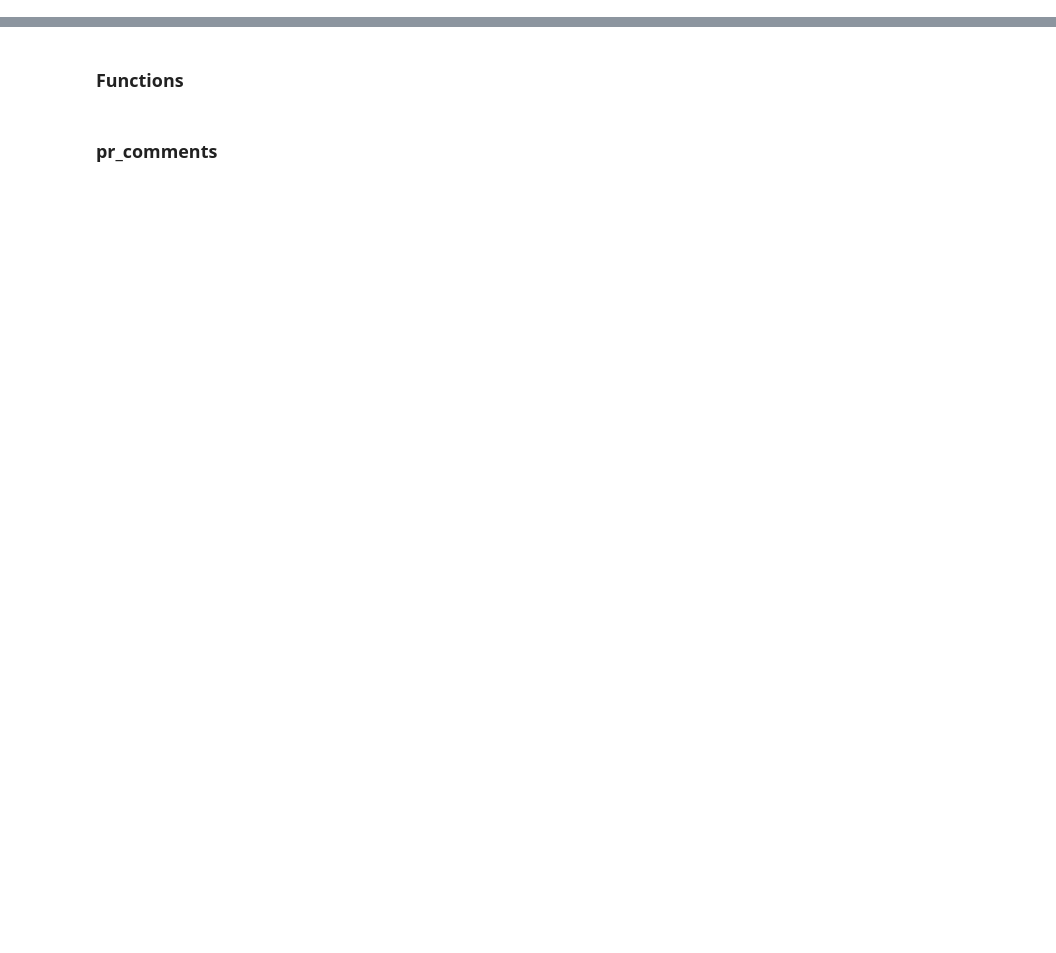
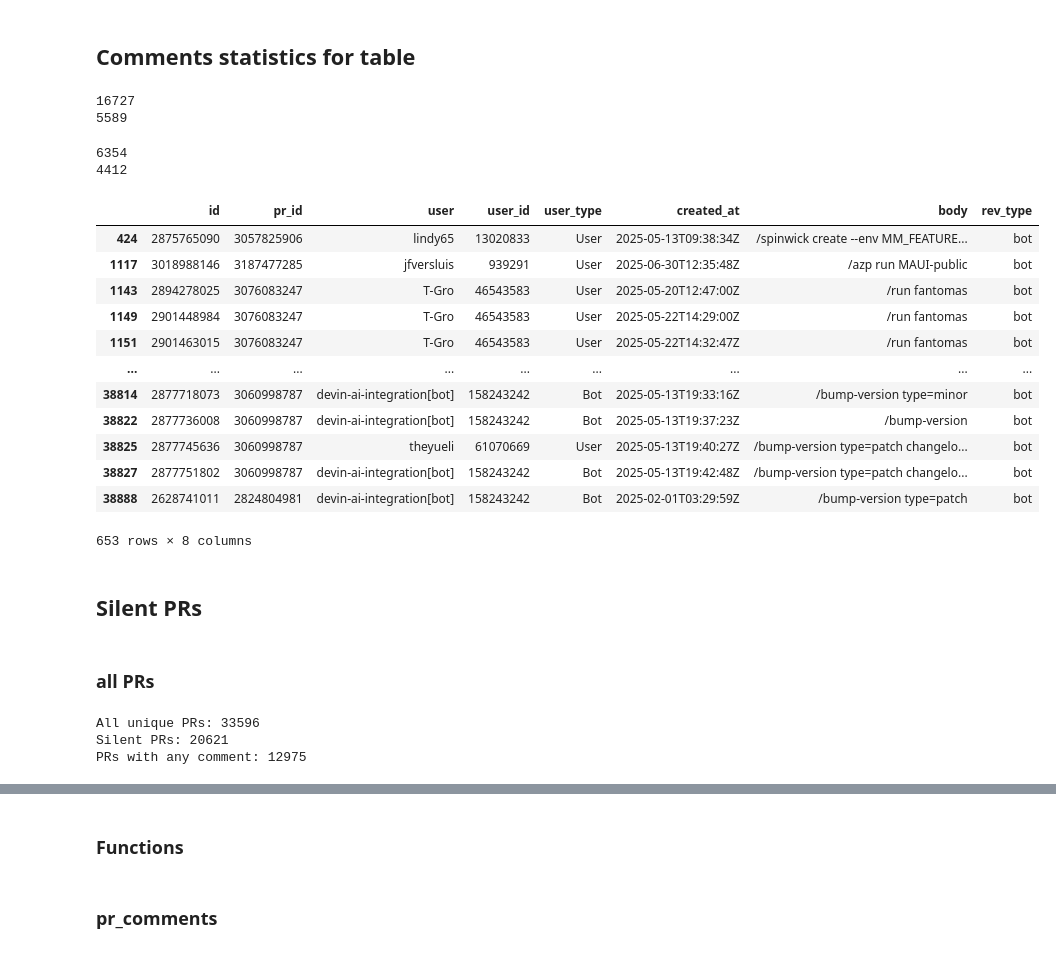
Before and after one commit to ncusi/reviewing-ai-generated-prs-ease2026-short, a Jupyter notebook: Tables.ipynb, the cells around one changed output, grey strips where cells are left out. Cells and saved outputs as stored; diff of their text form; code cells hidden in the pictures; blank space fills up the shorter version.

Commit message:
Fix repo state

```diff
--- a/Tables.ipynb
+++ b/Tables.ipynb
@@ -0,0 +318,52 @@
+# %%
+# mask for "real" users
+m_human = human_pr_comments_from_repos_with_human_df["user_type"] == "User"
+m_all = pr_comments_from_repos_with_human_df["user_type"] == "User"
+
+# mask for "artificial" users
+m_bot_human = human_pr_comments_from_repos_with_human_df["user_type"].isin(["Bot", "BotOther"])
+m_bot = pr_comments_from_repos_with_human_df["user_type"].isin(["Bot", "BotOther"])
+
+# error fix
+human_pr_comments_from_repos_with_human_df = human_pr_comments_from_repos_with_human_df.copy()
+pr_comments_from_repos_with_human_df = pr_comments_from_repos_with_human_df.copy()
+
+# apply classifier only on those rows
+human_pr_comments_from_repos_with_human_df.loc[m_human,"rev_type"] = human_pr_comments_from_repos_with_human_df.loc[m_human, "body"].apply(label_rev_type)
+human_pr_comments_from_repos_with_human_df.loc[m_bot_human,"rev_type"] = human_pr_comments_from_repos_with_human_df.loc[m_bot_human, "body"].apply(label_rev_type)
+pr_comments_from_repos_with_human_df.loc[m_all,"rev_type"] = pr_comments_from_repos_with_human_df.loc[m_all, "body"].apply(label_rev_type)
+pr_comments_from_repos_with_human_df.loc[m_bot, "rev_type"] = (pr_comments_from_repos_with_human_df.loc[m_bot, "body"].apply(label_rev_type))
+# %% [markdown]
+## Comments statistics for table
+# %%
+ai_comments_from_repos_with_human_agentic_comments_count = sum(pr_comments_from_repos_with_human_df["user_type"] != "User")
+print(ai_comments_from_repos_with_human_agentic_comments_count)
+human_comments_from_repos_with_human_agentic_comments_count = sum(human_pr_comments_from_repos_with_human_df["user_type"] != "User")
+print(human_comments_from_repos_with_human_agentic_comments_count)
+# %% [output]
+16727
+5589
+# %%
+ai_comments_from_repos_with_human_human_comments_count = sum(pr_comments_from_repos_with_human_df["user_type"] == "User")
+print(ai_comments_from_repos_with_human_human_comments_count)
+human_comments_from_repos_with_human_human_comments_count = sum(human_pr_comments_from_repos_with_human_df["user_type"] == "User")
+print(human_comments_from_repos_with_human_human_comments_count)
+# %% [output]
+6354
+4412
+# %%
+pr_comments_from_repos_with_human_df[pr_comments_from_repos_with_human_df['rev_type'] == 'bot']
+# %% [output]
+|  | id | pr_id | user | user_id | user_type | created_at | body | rev_type |
+| 424 | 2875765090 | 3057825906 | lindy65 | 13020833 | User | 2025-05-13T09:38:34Z | /spinwick create --env MM_FEATURE... | bot |
+| 1117 | 3018988146 | 3187477285 | jfversluis | 939291 | User | 2025-06-30T12:35:48Z | /azp run MAUI-public | bot |
+| 1143 | 2894278025 | 3076083247 | T-Gro | 46543583 | User | 2025-05-20T12:47:00Z | /run fantomas | bot |
+| 1149 | 2901448984 | 3076083247 | T-Gro | 46543583 | User | 2025-05-22T14:29:00Z | /run fantomas | bot |
+| 1151 | 2901463015 | 3076083247 | T-Gro | 46543583 | User | 2025-05-22T14:32:47Z | /run fantomas | bot |
+| ... | ... | ... | ... | ... | ... | ... | ... | ... |
+| 38814 | 2877718073 | 3060998787 | devin-ai-integration[bot] | 158243242 | Bot | 2025-05-13T19:33:16Z | /bump-version type=minor | bot |
+| 38822 | 2877736008 | 3060998787 | devin-ai-integration[bot] | 158243242 | Bot | 2025-05-13T19:37:23Z | /bump-version | bot |
+| 38825 | 2877745636 | 3060998787 | theyueli | 61070669 | User | 2025-05-13T19:40:27Z | /bump-version type=patch changelo... | bot |
+| 38827 | 2877751802 | 3060998787 | devin-ai-integration[bot] | 158243242 | Bot | 2025-05-13T19:42:48Z | /bump-version type=patch changelo... | bot |
+| 38888 | 2628741011 | 2824804981 | devin-ai-integration[bot] | 158243242 | Bot | 2025-02-01T03:29:59Z | /bump-version type=patch | bot |
+653 rows × 8 columns
@@ -0,0 +376,24 @@
+# %% [markdown]
+## Silent PRs
+# %% [markdown]
+### all PRs
+# %%
+# Loading all PRs from the full dataset
+all_pr_df = pd.read_parquet("Data/pull_request.parquet")
+
+# List all
+all_pr_ids = all_pr_df["id"].unique()
+
+# PRs with comments
+prs_with_comments = pr_comments_df["pr_id"].unique()
+
+# PRs without comments
+prs_no_comments = set(all_pr_ids) - set(prs_with_comments)
+
+print(f"All unique PRs: {len(all_pr_ids)}")
+print(f"Silent PRs: {len(prs_no_comments)}")
+print(f"PRs with any comment: {len(all_pr_ids) - len(prs_no_comments)}")
+# %% [output]
+All unique PRs: 33596
+Silent PRs: 20621
+PRs with any comment: 12975
```
Also changed, not shown: parts of 109 cells of this notebook.
